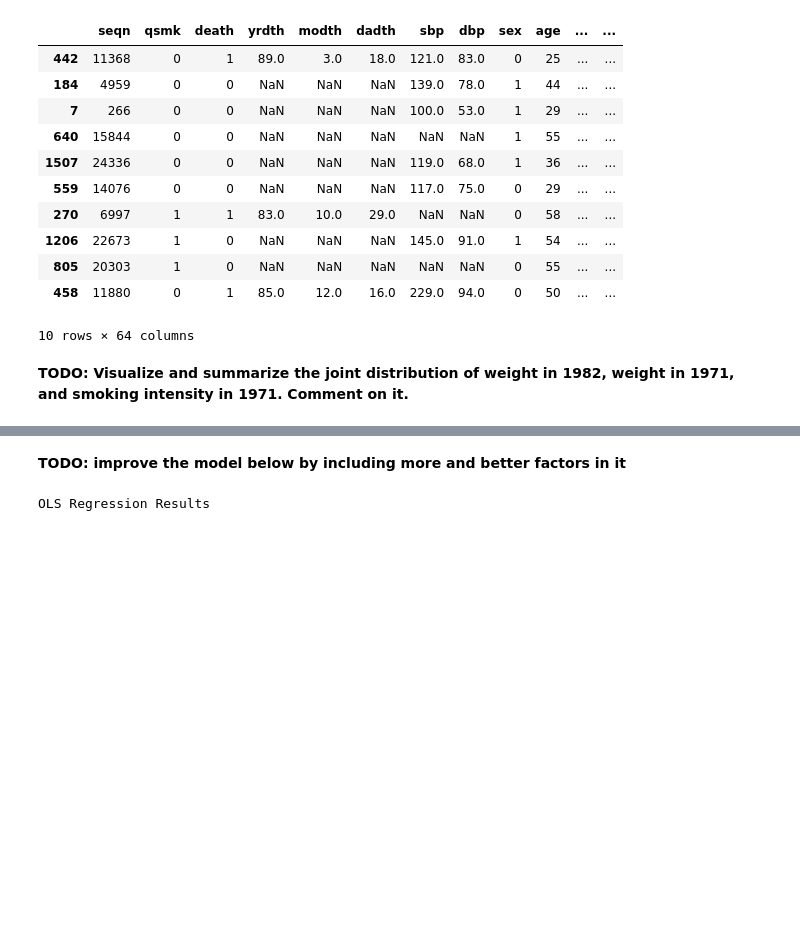
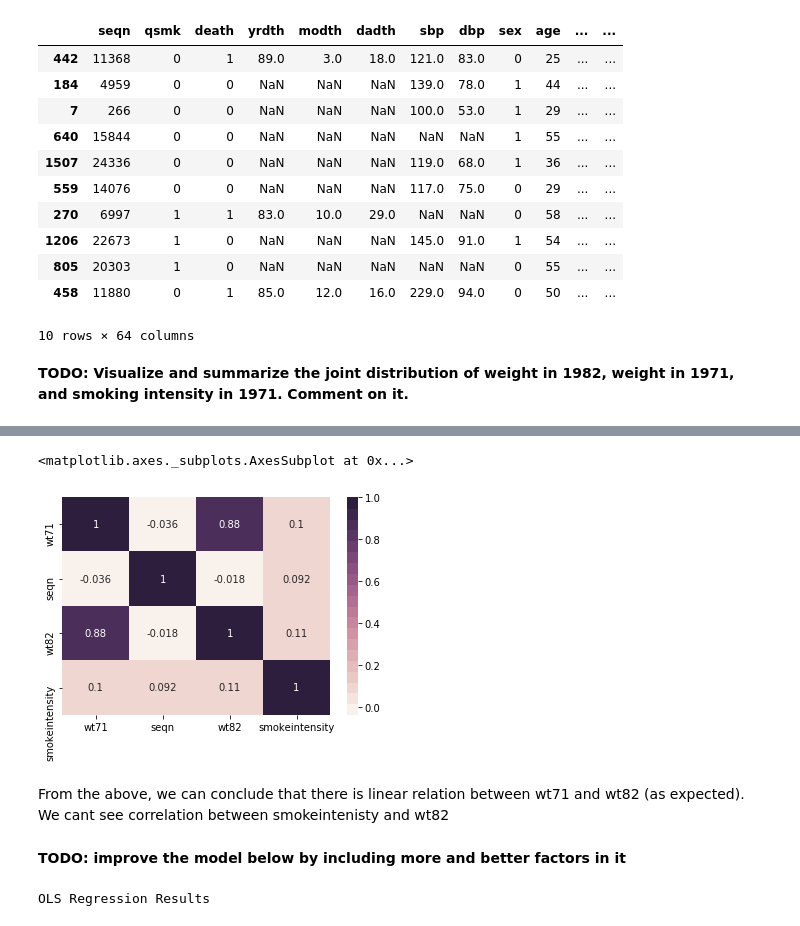
Before and after one commit to gald1017/Statistics-and-Probability-for-DS-, a Jupyter notebook: WEEK4/home_assignment_4.ipynb, the cells around one changed output, grey strips where cells are left out. Drawn from its saved outputs; the diff is of its cells as text; code cells hidden in the pictures; blank space fills up the shorter version.

```diff
--- a/WEEK4/home_assignment_4.ipynb
+++ b/WEEK4/home_assignment_4.ipynb
@@ -53,3 +59,10 @@ sns.pairplot(non_missing)
+# %%
+sns.heatmap(t.corr(),annot=True, cmap=sns.cubehelix_palette(20,  light=0.95, dark=0.15))
+# %% [output]
+<matplotlib.axes._subplots.AxesSubplot at 0x...>
+[figure, added]
+# %% [markdown]
+From the above, we can conclude that there is linear relation between wt71 and wt82 (as expected). We cant see correlation between smokeintenisty and wt82
 # %% [markdown]
 <b>TODO: improve the model below by including more and better factors in it</b>
 # %%
```
Also changed, not shown: parts of 5 cells of this notebook, 3 other files.
